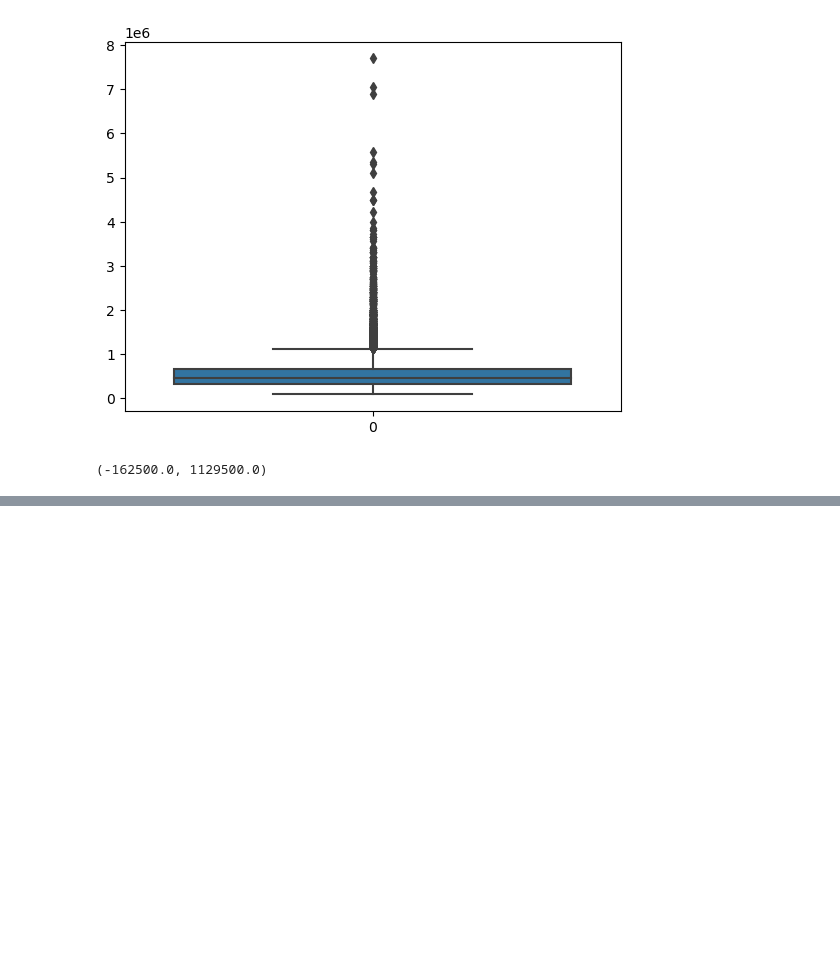
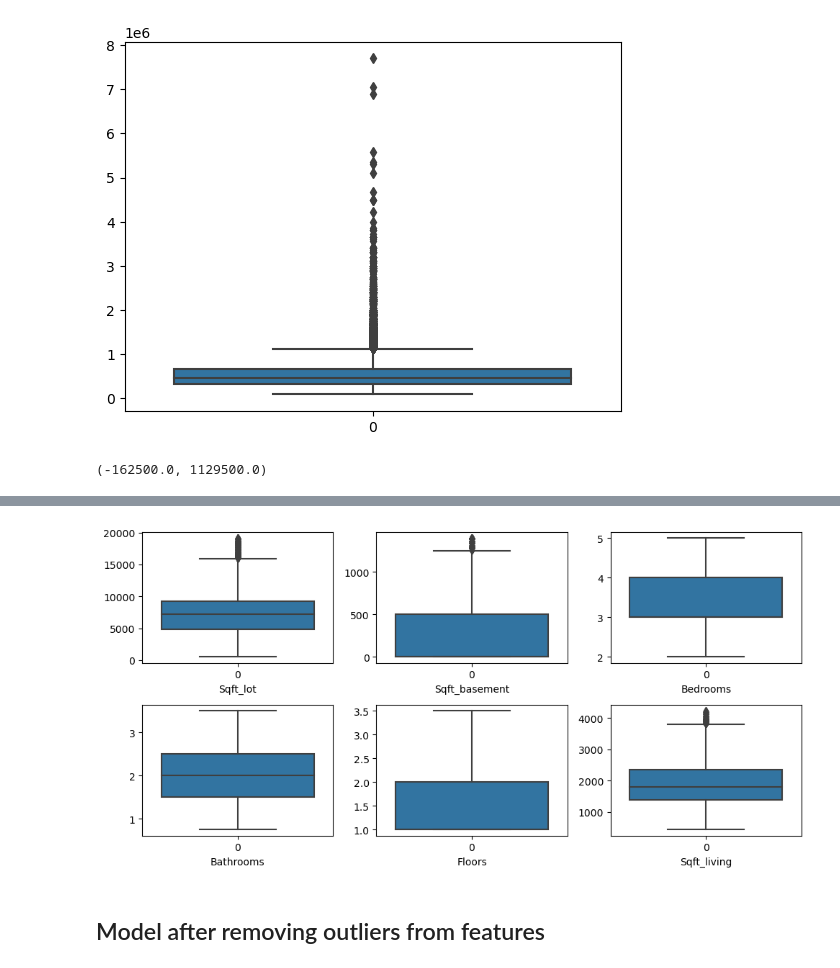
Before and after one commit to Alonde-DA/data_mid_bootcamp_project_regression, a Jupyter notebook: data_mid_bootcamp_project_regression.ipynb, the cells around one changed output, grey strips where cells are left out. Drawn from its saved outputs; the diff is of its cells as text; code cells hidden in the pictures; blank space fills up the shorter version.

```diff
--- a/data_mid_bootcamp_project_regression.ipynb
+++ b/data_mid_bootcamp_project_regression.ipynb
@@ -167,0 +282,35 @@ for col in numericals.columns:
+# %%
+#function to remove outliers
+def remove_outliers (df, columns):
+    df_cleaned = df.copy()
+    for col in columns:
+        col_values = df_cleaned[col]
+        Q1 = col_values.quantile(0.25)
+        Q3 = col_values.quantile(0.75)
+        IQR = Q3 - Q1
+        df_cleaned[col] = col_values[(col_values >= Q1 - 1.5*IQR) & (col_values <= Q3 + 1.5*IQR)]
+    return df_cleaned.dropna()
+# %%
+df1 = remove_outliers(df_final, ['bedrooms', 'bathrooms', 'sqft_living', 'sqft_lot', 'sqft_basement'])
+# %%
+# Data check after removing outliers from features: bedrooms, bathrooms, sqft_living, sqft_lot, sqft_basement, floors
+fig, axs = plt.subplots(2,3, figsize = (10,5))
+plt1 = sns.boxplot(df1['sqft_lot'], ax = axs[0,0])
+plt2 = sns.boxplot(df1['sqft_basement'], ax = axs[0,1])
+plt3 = sns.boxplot(df1['bedrooms'], ax = axs[0,2])
+plt4 = sns.boxplot(df1['bathrooms'], ax = axs[1,0])
+plt5 = sns.boxplot(df1['floors'], ax = axs[1,1])
+plt6 = sns.boxplot(df1['sqft_living'], ax = axs[1,2])
+plt1.set_xlabel('Sqft_lot')
+plt2.set_xlabel('Sqft_basement')
+plt3.set_xlabel('Bedrooms')
+plt4.set_xlabel('Bathrooms')
+plt5.set_xlabel('Floors')
+plt6.set_xlabel('Sqft_living')
+
+
+plt.tight_layout()
+# %% [output]
+[figure, added]
+# %% [markdown]
+## Model after removing outliers from features
```
Also changed, not shown: parts of 41 cells of this notebook.
